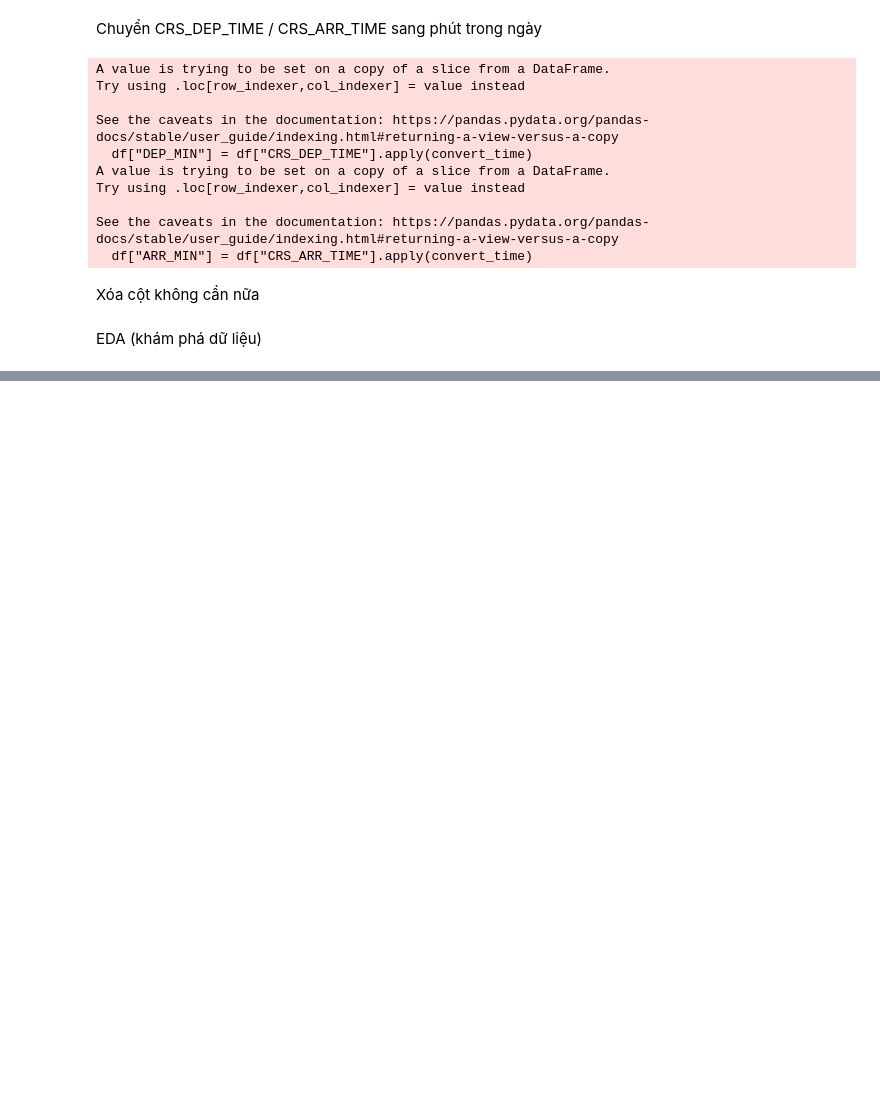
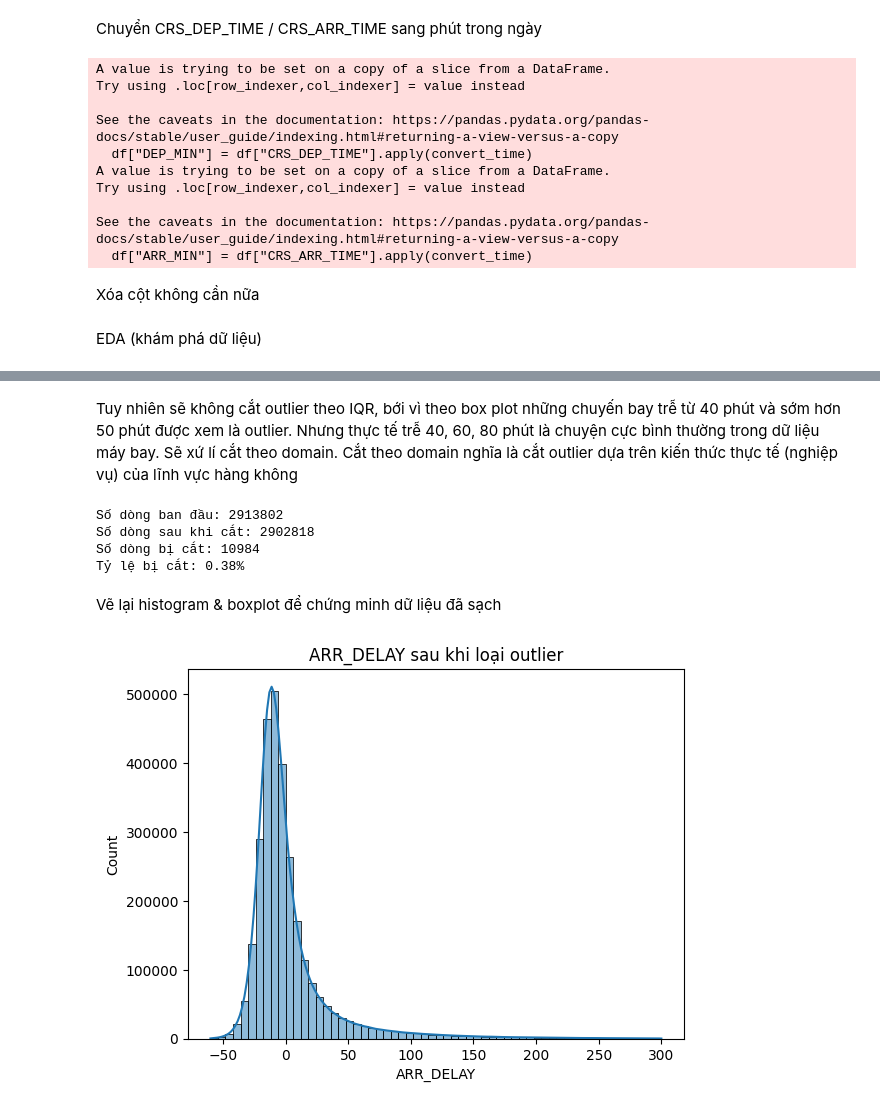
Before and after one commit to MinhPhi2504/IE313.Q12, a Jupyter notebook: flight.ipynb, the cells around one changed output, grey strips where cells are left out. Cells and saved outputs as stored; diff of their text form; code cells hidden in the pictures; blank space fills up the shorter version.

```diff
--- a/flight.ipynb
+++ b/flight.ipynb
@@ -201,0 +310,26 @@ EDA (khám phá dữ liệu)
+# %% [markdown]
+Tuy nhiên sẽ không cắt outlier theo IQR, bới vì theo box plot những chuyến bay trễ từ 40 phút và sớm hơn 50 phút được xem là outlier.
+Nhưng thực tế trễ 40, 60, 80 phút là chuyện cực bình thường trong dữ liệu máy bay. Sẽ xứ lí cắt theo domain.
+Cắt theo domain nghĩa là cắt outlier dựa trên kiến thức thực tế (nghiệp vụ) của lĩnh vực hàng không
+# %%
+before = len(df)
+df = df[df['ARR_DELAY'].between(-60, 300)]
+after = len(df)
+
+print("Số dòng ban đầu:", before)
+print("Số dòng sau khi cắt:", after)
+print("Số dòng bị cắt:", before - after)
+print("Tỷ lệ bị cắt: {:.2f}%".format((before - after) / before * 100))
+# %% [output]
+Số dòng ban đầu: 2913802
+Số dòng sau khi cắt: 2902818
+Số dòng bị cắt: 10984
+Tỷ lệ bị cắt: 0.38%
+# %% [markdown]
+Vẽ lại histogram & boxplot để chứng minh dữ liệu đã sạch
+# %%
+sns.histplot(df['ARR_DELAY'], bins=60, kde=True)
+plt.title("ARR_DELAY sau khi loại outlier")
+plt.show()
+# %% [output]
+[figure, added]
```
Also changed, not shown: parts of 53 cells of this notebook.
